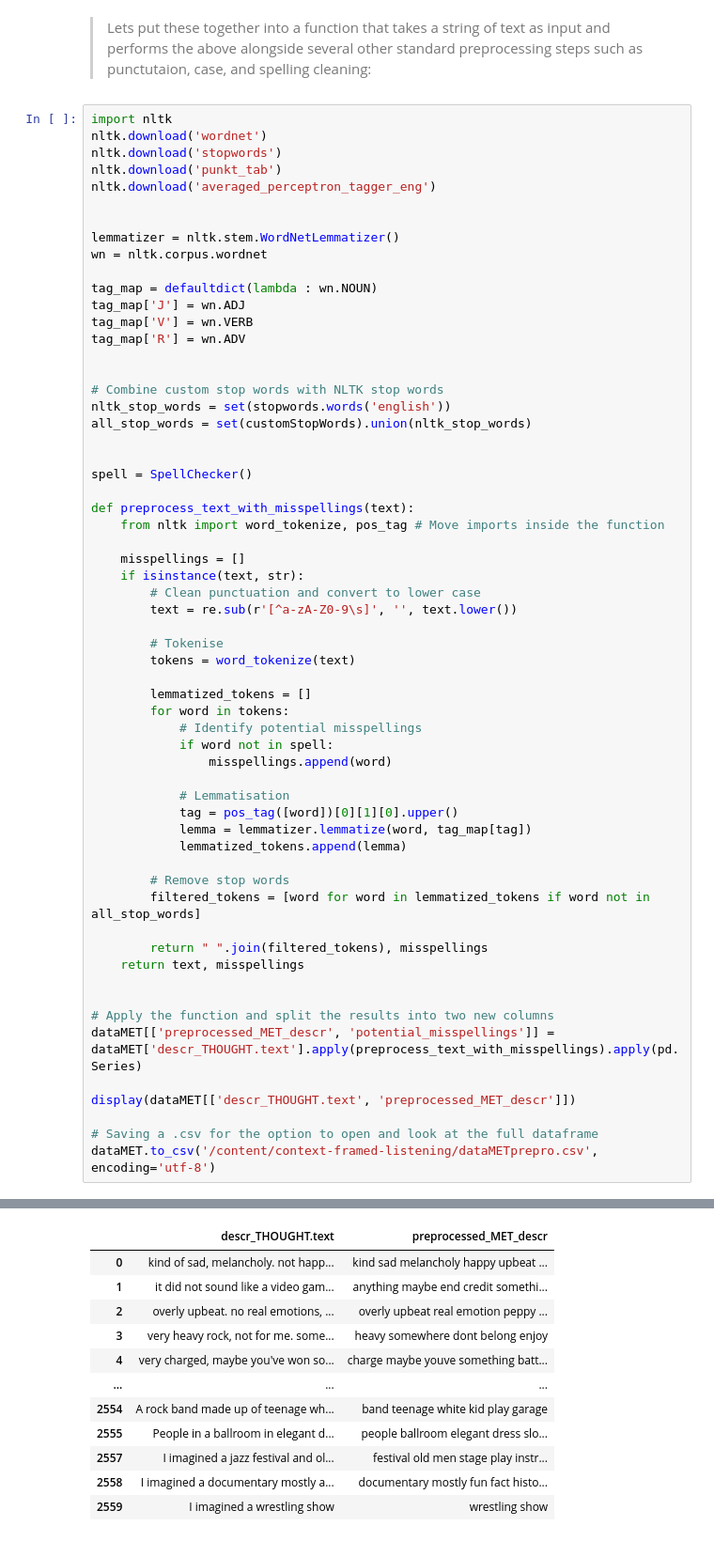
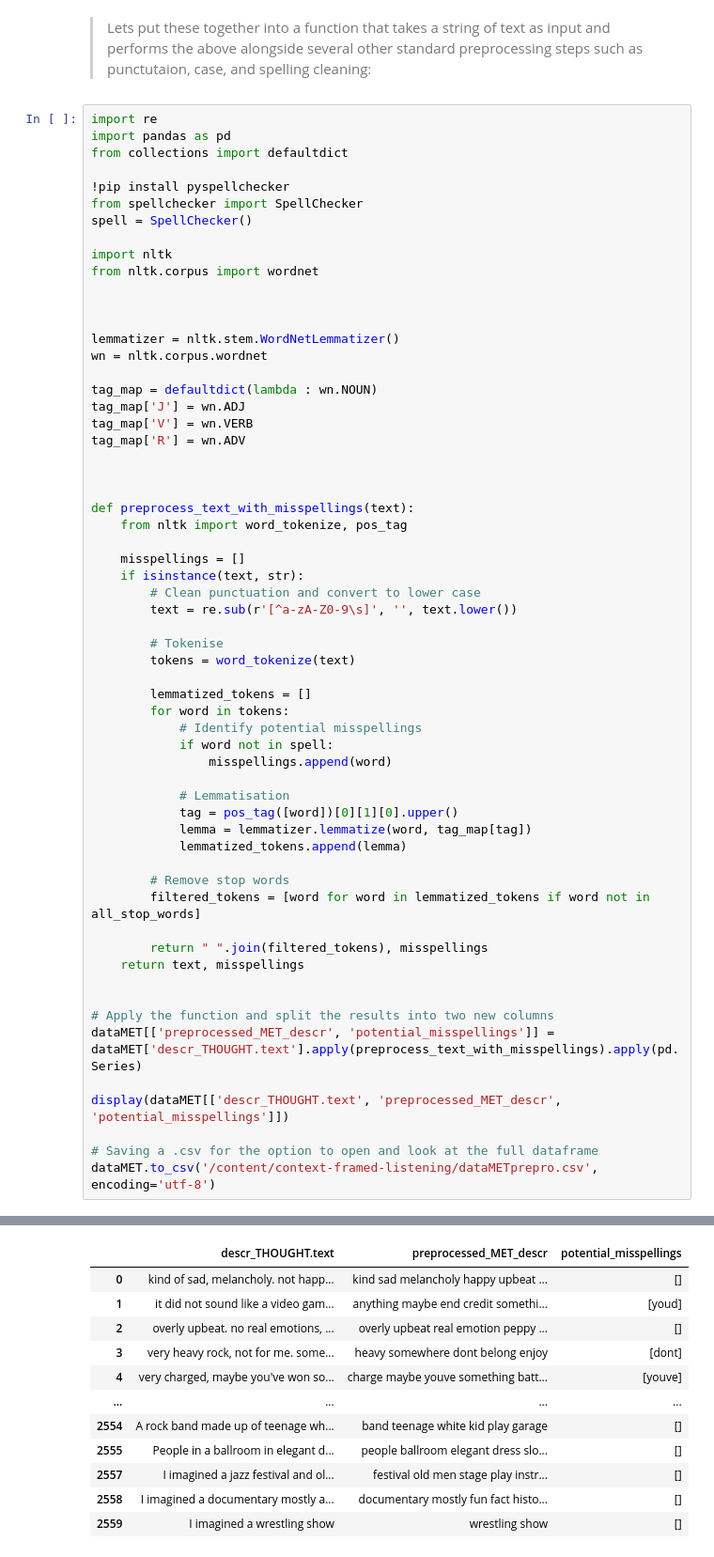
Before and after one commit to HazelvdW/context-framed-listening, a Jupyter notebook: NLP_framed_listening.ipynb, the cells around one changed output, grey strips where cells are left out. Shown at 94% size. Drawn from its saved outputs; the diff is of its cells as text.

```diff
--- a/NLP_framed_listening.ipynb
+++ b/NLP_framed_listening.ipynb
@@ -270,11 +354,17 @@ The "tag_map" below is setting up a dictionary to map part-of-speech tags provid
 # %% [markdown]
 > Lets put these together into a function that takes a string of text as input and performs the above alongside several other standard preprocessing steps such as punctutaion, case, and spelling cleaning:
 # %%
+import re
+import pandas as pd
+from collections import defaultdict
+
+!pip install pyspellchecker
+from spellchecker import SpellChecker
+spell = SpellChecker()
+
 import nltk
-nltk.download('wordnet')
-nltk.download('stopwords')
-nltk.download('punkt_tab')
-nltk.download('averaged_perceptron_tagger_eng')
+from nltk.corpus import wordnet
+
 
 
 lemmatizer = nltk.stem.WordNetLemmatizer()
@@ -286,15 +376,9 @@ tag_map['V'] = wn.VERB
 tag_map['R'] = wn.ADV
 
 
-# Combine custom stop words with NLTK stop words
-nltk_stop_words = set(stopwords.words('english'))
-all_stop_words = set(customStopWords).union(nltk_stop_words)
-
-
-spell = SpellChecker()
 
 def preprocess_text_with_misspellings(text):
-    from nltk import word_tokenize, pos_tag # Move imports inside the function
+    from nltk import word_tokenize, pos_tag
 
     misspellings = []
     if isinstance(text, str):
@@ -325,7 +409,7 @@ def preprocess_text_with_misspellings(text):
 # Apply the function and split the results into two new columns
 dataMET[['preprocessed_MET_descr', 'potential_misspellings']] = dataMET['descr_THOUGHT.text'].apply(preprocess_text_with_misspellings).apply(pd.Series)
 
-display(dataMET[['descr_THOUGHT.text', 'preprocessed_MET_descr']])
+display(dataMET[['descr_THOUGHT.text', 'preprocessed_MET_descr', 'potential_misspellings']])
 
 # Saving a .csv for the option to open and look at the full dataframe
 dataMET.to_csv('/content/context-framed-listening/dataMETprepro.csv', encoding='utf-8')
@@ -342,12 +418,12 @@ dataMET.to_csv('/content/context-framed-listening/dataMETprepro.csv', encoding='
-|  | descr_THOUGHT.text | preprocessed_MET_descr |
-| 0 | kind of sad, melancholy. not happ... | kind sad melancholy happy upbeat ... |
-| 1 | it did not sound like a video gam... | anything maybe end credit somethi... |
-| 2 | overly upbeat. no real emotions, ... | overly upbeat real emotion peppy ... |
-| 3 | very heavy rock, not for me. some... | heavy somewhere dont belong enjoy |
-| 4 | very charged, maybe you've won so... | charge maybe youve something batt... |
-| ... | ... | ... |
-| 2554 | A rock band made up of teenage wh... | band teenage white kid play garage |
-| 2555 | People in a ballroom in elegant d... | people ballroom elegant dress slo... |
-| 2557 | I imagined a jazz festival and ol... | festival old men stage play instr... |
-| 2558 | I imagined a documentary mostly a... | documentary mostly fun fact histo... |
-| 2559 | I imagined a wrestling show | wrestling show |
+|  | descr_THOUGHT.text | preprocessed_MET_descr | potential_misspellings |
+| 0 | kind of sad, melancholy. not happ... | kind sad melancholy happy upbeat ... | [] |
+| 1 | it did not sound like a video gam... | anything maybe end credit somethi... | [youd] |
+| 2 | overly upbeat. no real emotions, ... | overly upbeat real emotion peppy ... | [] |
+| 3 | very heavy rock, not for me. some... | heavy somewhere dont belong enjoy | [dont] |
+| 4 | very charged, maybe you've won so... | charge maybe youve something batt... | [youve] |
+| ... | ... | ... | ... |
+| 2554 | A rock band made up of teenage wh... | band teenage white kid play garage | [] |
+| 2555 | People in a ballroom in elegant d... | people ballroom elegant dress slo... | [] |
+| 2557 | I imagined a jazz festival and ol... | festival old men stage play instr... | [] |
+| 2558 | I imagined a documentary mostly a... | documentary mostly fun fact histo... | [] |
+| 2559 | I imagined a wrestling show | wrestling show | [] |
```
Also changed, not shown: parts of 31 cells of this notebook.
